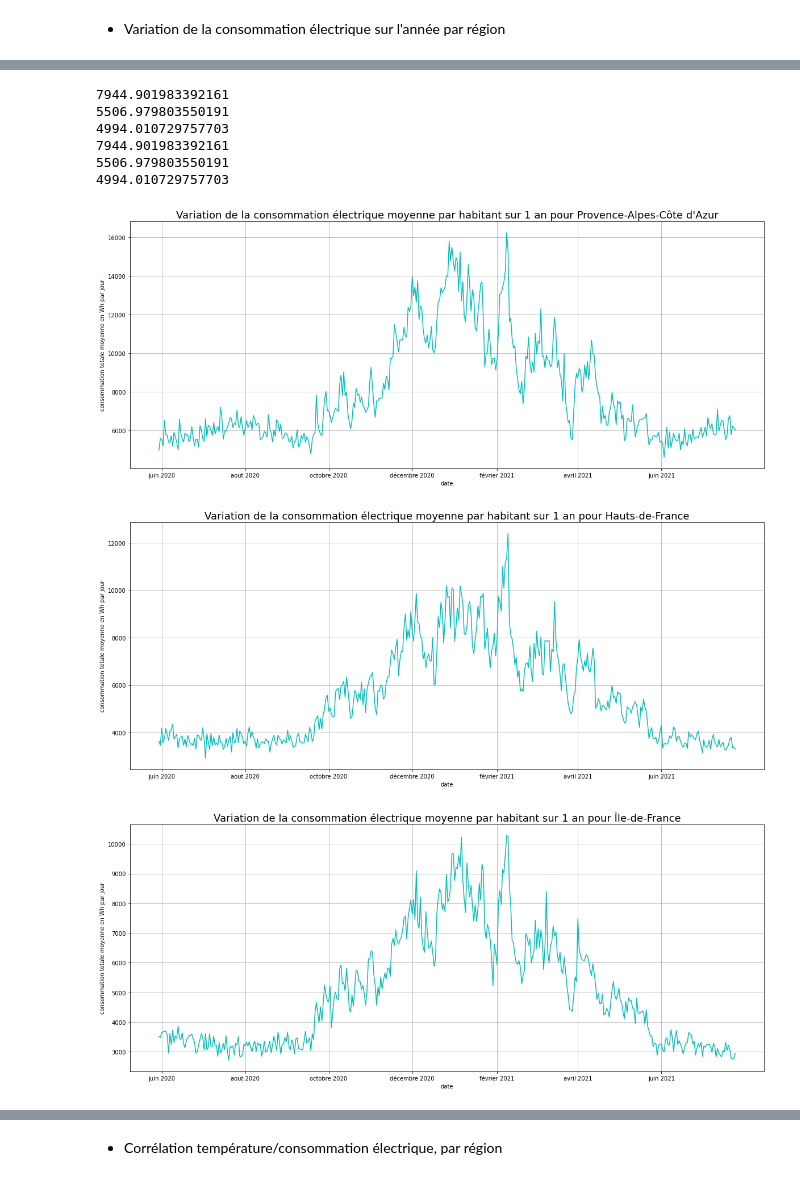
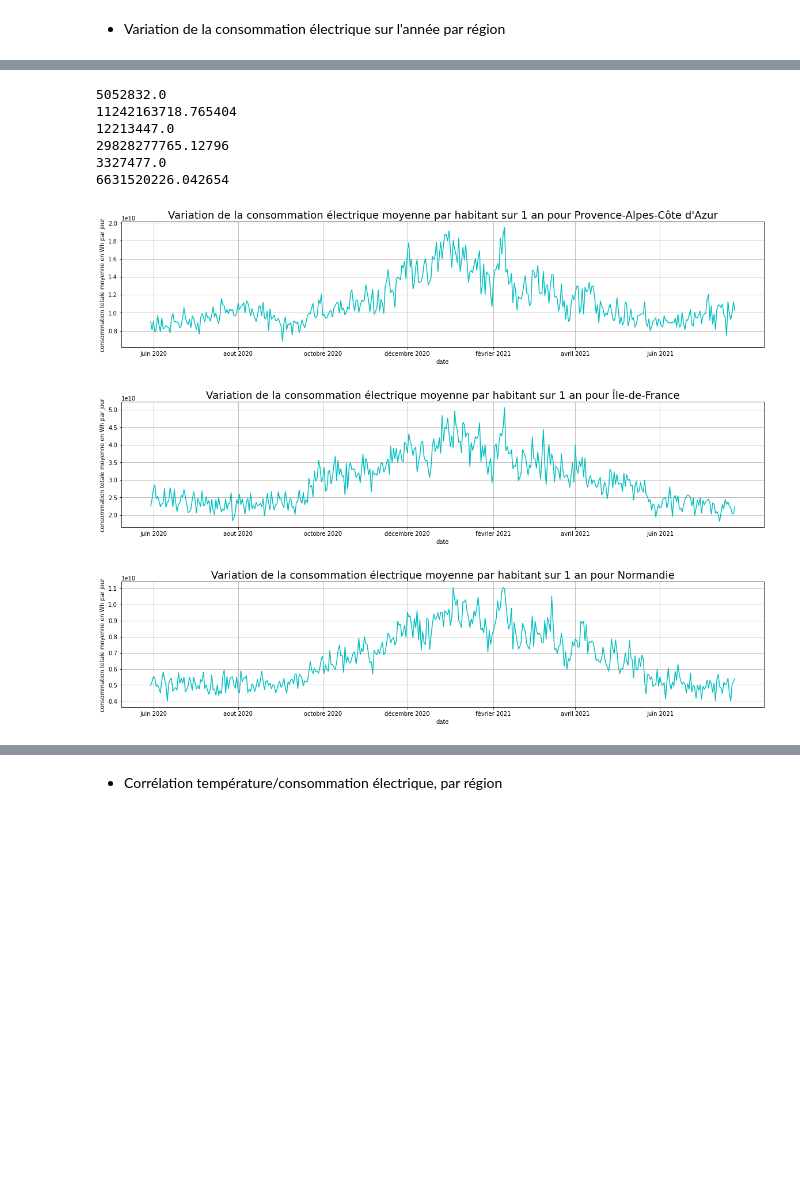
Before and after one commit to cominho/Stat-App, a Jupyter notebook: Stat_desc_final_v2.ipynb, the cells around one changed output, grey strips where cells are left out. Saved outputs shown, nothing was run; the diff lists cells and outputs as text; code cells hidden in the pictures; blank space fills up the shorter version.

```diff
--- a/Stat_desc_final_v2.ipynb
+++ b/Stat_desc_final_v2.ipynb
@@ -16,0 +19,2 @@ enedis_final=enedis_final.loc[enedis_final["date"]<"2021-07-31"]
+# %%
+enedis_final_basse=enedis_final[(enedis_final["profil"]=="RES1 (+ RES1WE)")|(enedis_final["profil"]=="RES11 (+ RES11WE)")]
@@ -89,14 +135,17 @@ conso_day_france(enedis_final)
 # %%
 def conso_day_reg(df,region):
     res=df[df["region_x"]==region].groupby("date")["total_energie_soutiree_wh"].sum()
-    menage=enedis_final[enedis_final["region_x"]==region]["Population au dernier recensement 2018"]
+
+    population=enedis_final[enedis_final["region_x"]==region]["Population au dernier recensement 2018"]
+    nb_population=population.values[0]
+
+    menage=enedis_final[enedis_final["region_x"]==region]["Ensemble"]
     nb_menage=menage.values[0]
-
-    res=res/nb_menage
+    print(nb_population)
+    #res=res/nb_population
     print(res.mean())
 
-    menage
-    plt.figure(figsize=(20, 8))
+    plt.figure(figsize=(20, 4))
     plt.grid(True)
 
     plt.plot(res,"c")
@@ -114,18 +158,17 @@ conso_day_reg(enedis_final,"Provence-Alpes-Côte d'Azur")
 # %%
-conso_day_reg(enedis_final,"Provence-Alpes-Côte d'Azur")
-conso_day_reg(enedis_final,'Hauts-de-France')
-conso_day_reg(enedis_final,'Île-de-France')
-
-conso_day_reg(enedis_final,"Provence-Alpes-Côte d'Azur")
-conso_day_reg(enedis_final,'Hauts-de-France')
-conso_day_reg(enedis_final,'Île-de-France')
+conso_day_reg(enedis_final_basse,"Provence-Alpes-Côte d'Azur")
+#conso_day_reg(enedis_final_basse,'Hauts-de-France')
+conso_day_reg(enedis_final_basse,'Île-de-France')
+#conso_day_reg(enedis_final_basse,'Bretagne')
+#conso_day_reg(enedis_final_basse,'Grand-Est')
+conso_day_reg(enedis_final_basse,'Normandie')
 # %% [output]
-7944.901983392161
-5506.979803550191
-4994.010729757703
-7944.901983392161
-5506.979803550191
-4994.010729757703
+5052832.0
+11242163718.765404
+12213447.0
+29828277765.12796
+3327477.0
+6631520226.042654
-[figure, old version]
+[figure, new version]
-[figure, old version]
+[figure, new version]
-[figure, old version]
+[figure, new version]
```
Also changed, not shown: parts of 27 cells of this notebook.
